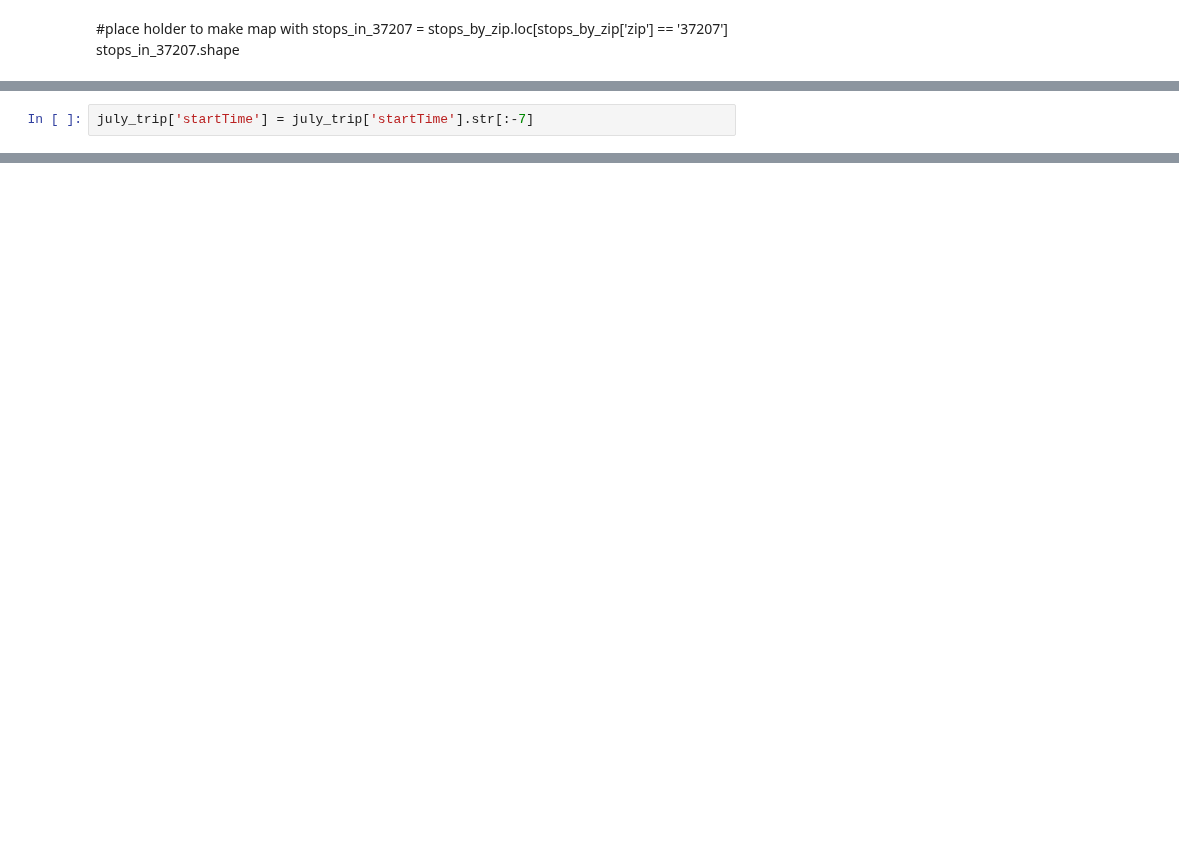
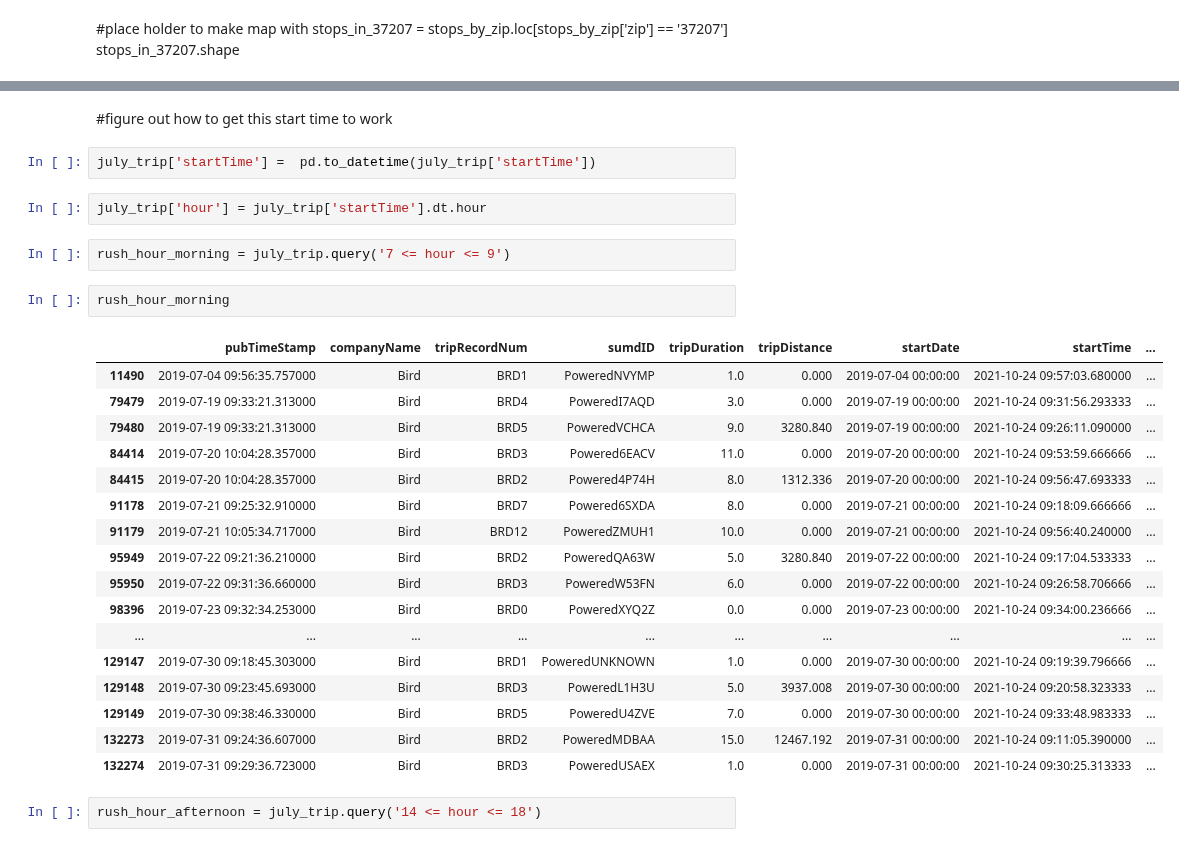
Before and after one commit to Quezadajl/nashville-scooters-project, a Jupyter notebook: notebooks/july_scooter.ipynb, the cells around one changed output, grey strips where cells are left out. Saved outputs shown, nothing was run; the diff lists cells and outputs as text; blank space fills up the shorter version.

```diff
--- a/notebooks/july_scooter.ipynb
+++ b/notebooks/july_scooter.ipynb
@@ -293,2 +189,0 @@ july_trip.head()
-# %%
-july_trip['startTime'] = july_trip['startTime'].str[:-7]
@@ -303,0 +290,30 @@ july_trip.head()
+# %% [markdown]
+#figure out how to get this start time to work
+# %%
+july_trip['startTime'] =  pd.to_datetime(july_trip['startTime'])
+# %%
+july_trip['hour'] = july_trip['startTime'].dt.hour
+# %%
+rush_hour_morning = july_trip.query('7 <= hour <= 9')
+# %%
+rush_hour_morning
+# %% [output]
+|  | pubTimeStamp | companyName | tripRecordNum | sumdID | tripDuration | tripDistance | startDate | startTime | ... |
+| 11490 | 2019-07-04 09:56:35.757000 | Bird | BRD1 | PoweredNVYMP | 1.0 | 0.000 | 2019-07-04 00:00:00 | 2021-10-24 09:57:03.680000 | ... |
+| 79479 | 2019-07-19 09:33:21.313000 | Bird | BRD4 | PoweredI7AQD | 3.0 | 0.000 | 2019-07-19 00:00:00 | 2021-10-24 09:31:56.293333 | ... |
+| 79480 | 2019-07-19 09:33:21.313000 | Bird | BRD5 | PoweredVCHCA | 9.0 | 3280.840 | 2019-07-19 00:00:00 | 2021-10-24 09:26:11.090000 | ... |
+| 84414 | 2019-07-20 10:04:28.357000 | Bird | BRD3 | Powered6EACV | 11.0 | 0.000 | 2019-07-20 00:00:00 | 2021-10-24 09:53:59.666666 | ... |
+| 84415 | 2019-07-20 10:04:28.357000 | Bird | BRD2 | Powered4P74H | 8.0 | 1312.336 | 2019-07-20 00:00:00 | 2021-10-24 09:56:47.693333 | ... |
+| 91178 | 2019-07-21 09:25:32.910000 | Bird | BRD7 | Powered6SXDA | 8.0 | 0.000 | 2019-07-21 00:00:00 | 2021-10-24 09:18:09.666666 | ... |
+| 91179 | 2019-07-21 10:05:34.717000 | Bird | BRD12 | PoweredZMUH1 | 10.0 | 0.000 | 2019-07-21 00:00:00 | 2021-10-24 09:56:40.240000 | ... |
+| 95949 | 2019-07-22 09:21:36.210000 | Bird | BRD2 | PoweredQA63W | 5.0 | 3280.840 | 2019-07-22 00:00:00 | 2021-10-24 09:17:04.533333 | ... |
+| 95950 | 2019-07-22 09:31:36.660000 | Bird | BRD3 | PoweredW53FN | 6.0 | 0.000 | 2019-07-22 00:00:00 | 2021-10-24 09:26:58.706666 | ... |
+| 98396 | 2019-07-23 09:32:34.253000 | Bird | BRD0 | PoweredXYQ2Z | 0.0 | 0.000 | 2019-07-23 00:00:00 | 2021-10-24 09:34:00.236666 | ... |
+| ... | ... | ... | ... | ... | ... | ... | ... | ... | ... |
+| 129147 | 2019-07-30 09:18:45.303000 | Bird | BRD1 | PoweredUNKNOWN | 1.0 | 0.000 | 2019-07-30 00:00:00 | 2021-10-24 09:19:39.796666 | ... |
+| 129148 | 2019-07-30 09:23:45.693000 | Bird | BRD3 | PoweredL1H3U | 5.0 | 3937.008 | 2019-07-30 00:00:00 | 2021-10-24 09:20:58.323333 | ... |
+| 129149 | 2019-07-30 09:38:46.330000 | Bird | BRD5 | PoweredU4ZVE | 7.0 | 0.000 | 2019-07-30 00:00:00 | 2021-10-24 09:33:48.983333 | ... |
+| 132273 | 2019-07-31 09:24:36.607000 | Bird | BRD2 | PoweredMDBAA | 15.0 | 12467.192 | 2019-07-31 00:00:00 | 2021-10-24 09:11:05.390000 | ... |
+| 132274 | 2019-07-31 09:29:36.723000 | Bird | BRD3 | PoweredUSAEX | 1.0 | 0.000 | 2019-07-31 00:00:00 | 2021-10-24 09:30:25.313333 | ... |
+# %%
+rush_hour_afternoon = july_trip.query('14 <= hour <= 18')
```
Also changed, not shown: parts of 36 cells of this notebook.
